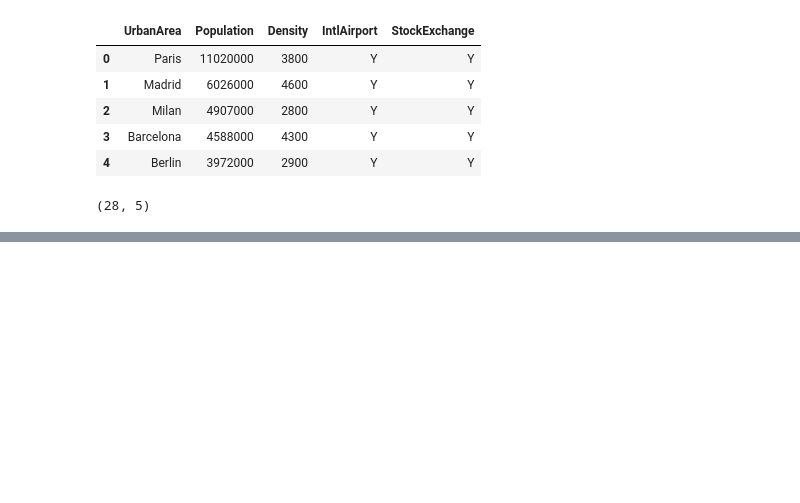
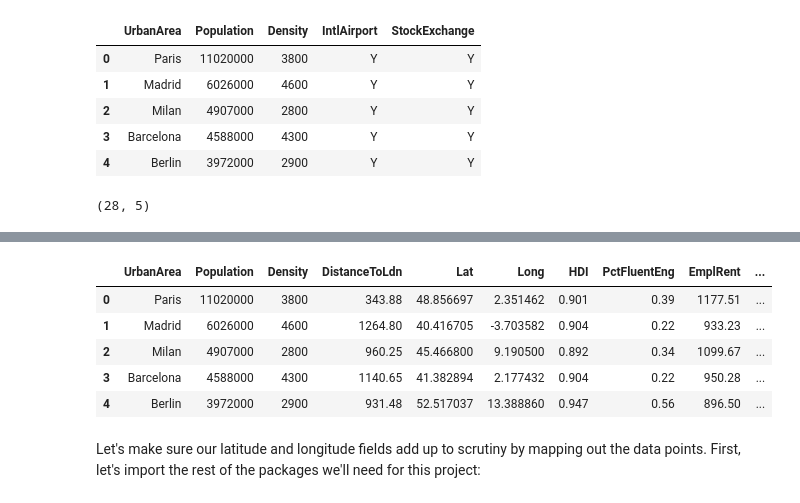
Before and after one commit to RockieG95/Coursera_Capstone, a Jupyter notebook: Capstone Final Project.ipynb, the cells around one changed output, grey strips where cells are left out. Cells and saved outputs as stored; diff of their text form; code cells hidden in the pictures; blank space fills up the shorter version.

```diff
--- a/Capstone Final Project.ipynb
+++ b/Capstone Final Project.ipynb
@@ -58,0 +77,12 @@ cities_df.head()
+# %%
+tidy_cities_df = cities_df.drop(['IntlAirport', 'StockExchange', 'CommRent'], axis=1)
+tidy_cities_df.head()
+# %% [output]
+|  | UrbanArea | Population | Density | DistanceToLdn | Lat | Long | HDI | PctFluentEng | EmplRent | ... |
+| 0 | Paris | 11020000 | 3800 | 343.88 | 48.856697 | 2.351462 | 0.901 | 0.39 | 1177.51 | ... |
+| 1 | Madrid | 6026000 | 4600 | 1264.80 | 40.416705 | -3.703582 | 0.904 | 0.22 | 933.23 | ... |
+| 2 | Milan | 4907000 | 2800 | 960.25 | 45.466800 | 9.190500 | 0.892 | 0.34 | 1099.67 | ... |
+| 3 | Barcelona | 4588000 | 4300 | 1140.65 | 41.382894 | 2.177432 | 0.904 | 0.22 | 950.28 | ... |
+| 4 | Berlin | 3972000 | 2900 | 931.48 | 52.517037 | 13.388860 | 0.947 | 0.56 | 896.50 | ... |
+# %% [markdown]
+Let's make sure our latitude and longitude fields add up to scrutiny by mapping out the data points. First, let's import the rest of the packages we'll need for this project:
```
Also changed, not shown: parts of 34 cells of this notebook.
